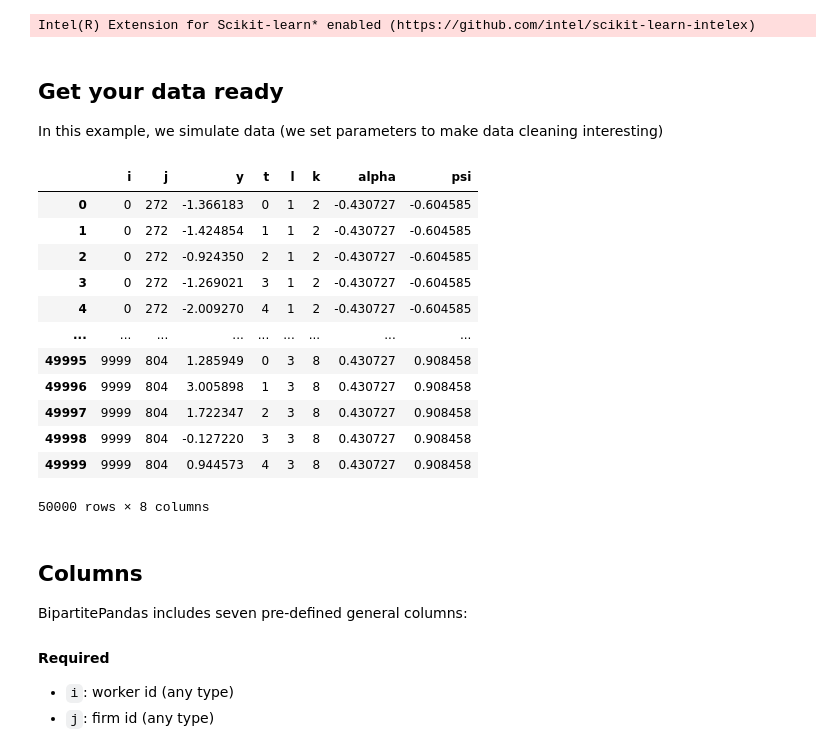
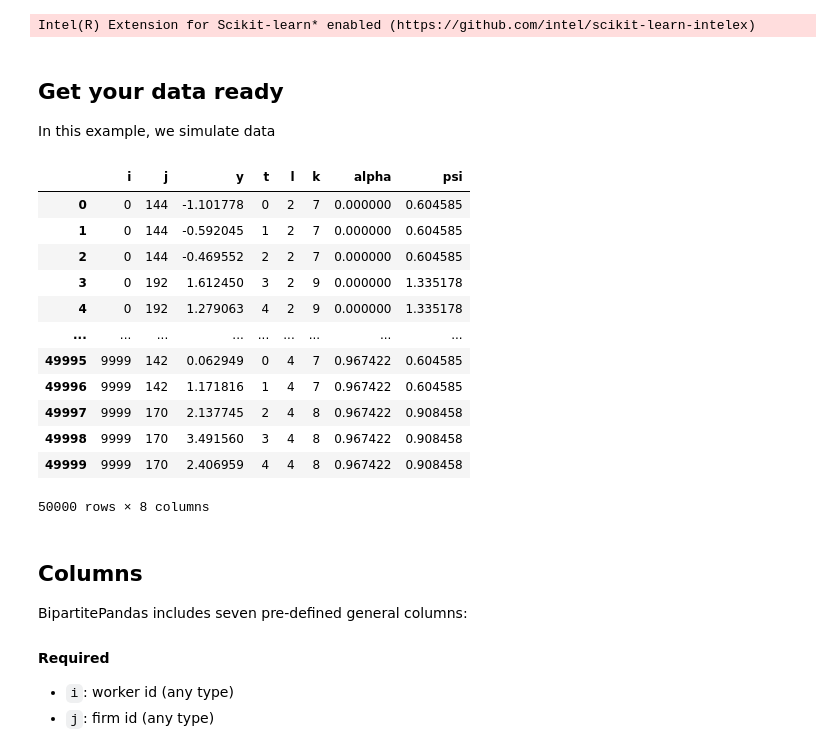
Before and after one commit to tlamadon/bipartitepandas, a Jupyter notebook: docs/source/notebooks/format_examples.ipynb, the cells around one changed output. Cells and saved outputs as stored; diff of their text form; code cells hidden in the pictures.

```diff
--- a/docs/source/notebooks/format_examples.ipynb
+++ b/docs/source/notebooks/format_examples.ipynb
@@ -15,23 +15,23 @@ Intel(R) Extension for Scikit-learn* enabled (https://github.com/intel/scikit-le
 # %% [markdown]
 ## Get your data ready
 
-In this example, we simulate data (we set parameters to make data cleaning interesting)
+In this example, we simulate data
 # %%
-df = bpd.SimBipartite(bpd.sim_params({'firm_size': 10, 'p_move': 0.05})).simulate()
+df = bpd.SimBipartite().simulate()
 display(df)
 # %% [output]
 |  | i | j | y | t | l | k | alpha | psi |
-| 0 | 0 | 272 | -1.366183 | 0 | 1 | 2 | -0.430727 | -0.604585 |
-| 1 | 0 | 272 | -1.424854 | 1 | 1 | 2 | -0.430727 | -0.604585 |
-| 2 | 0 | 272 | -0.924350 | 2 | 1 | 2 | -0.430727 | -0.604585 |
-| 3 | 0 | 272 | -1.269021 | 3 | 1 | 2 | -0.430727 | -0.604585 |
-| 4 | 0 | 272 | -2.009270 | 4 | 1 | 2 | -0.430727 | -0.604585 |
+| 0 | 0 | 144 | -1.101778 | 0 | 2 | 7 | 0.000000 | 0.604585 |
+| 1 | 0 | 144 | -0.592045 | 1 | 2 | 7 | 0.000000 | 0.604585 |
+| 2 | 0 | 144 | -0.469552 | 2 | 2 | 7 | 0.000000 | 0.604585 |
+| 3 | 0 | 192 | 1.612450 | 3 | 2 | 9 | 0.000000 | 1.335178 |
+| 4 | 0 | 192 | 1.279063 | 4 | 2 | 9 | 0.000000 | 1.335178 |
 | ... | ... | ... | ... | ... | ... | ... | ... | ... |
-| 49995 | 9999 | 804 | 1.285949 | 0 | 3 | 8 | 0.430727 | 0.908458 |
-| 49996 | 9999 | 804 | 3.005898 | 1 | 3 | 8 | 0.430727 | 0.908458 |
-| 49997 | 9999 | 804 | 1.722347 | 2 | 3 | 8 | 0.430727 | 0.908458 |
-| 49998 | 9999 | 804 | -0.127220 | 3 | 3 | 8 | 0.430727 | 0.908458 |
-| 49999 | 9999 | 804 | 0.944573 | 4 | 3 | 8 | 0.430727 | 0.908458 |
+| 49995 | 9999 | 142 | 0.062949 | 0 | 4 | 7 | 0.967422 | 0.604585 |
+| 49996 | 9999 | 142 | 1.171816 | 1 | 4 | 7 | 0.967422 | 0.604585 |
+| 49997 | 9999 | 170 | 2.137745 | 2 | 4 | 8 | 0.967422 | 0.908458 |
+| 49998 | 9999 | 170 | 3.491560 | 3 | 4 | 8 | 0.967422 | 0.908458 |
+| 49999 | 9999 | 170 | 2.406959 | 4 | 4 | 8 | 0.967422 | 0.908458 |
 50000 rows × 8 columns
 # %% [markdown]
 ## Columns
```
Also changed, not shown: parts of 8 cells of this notebook.
